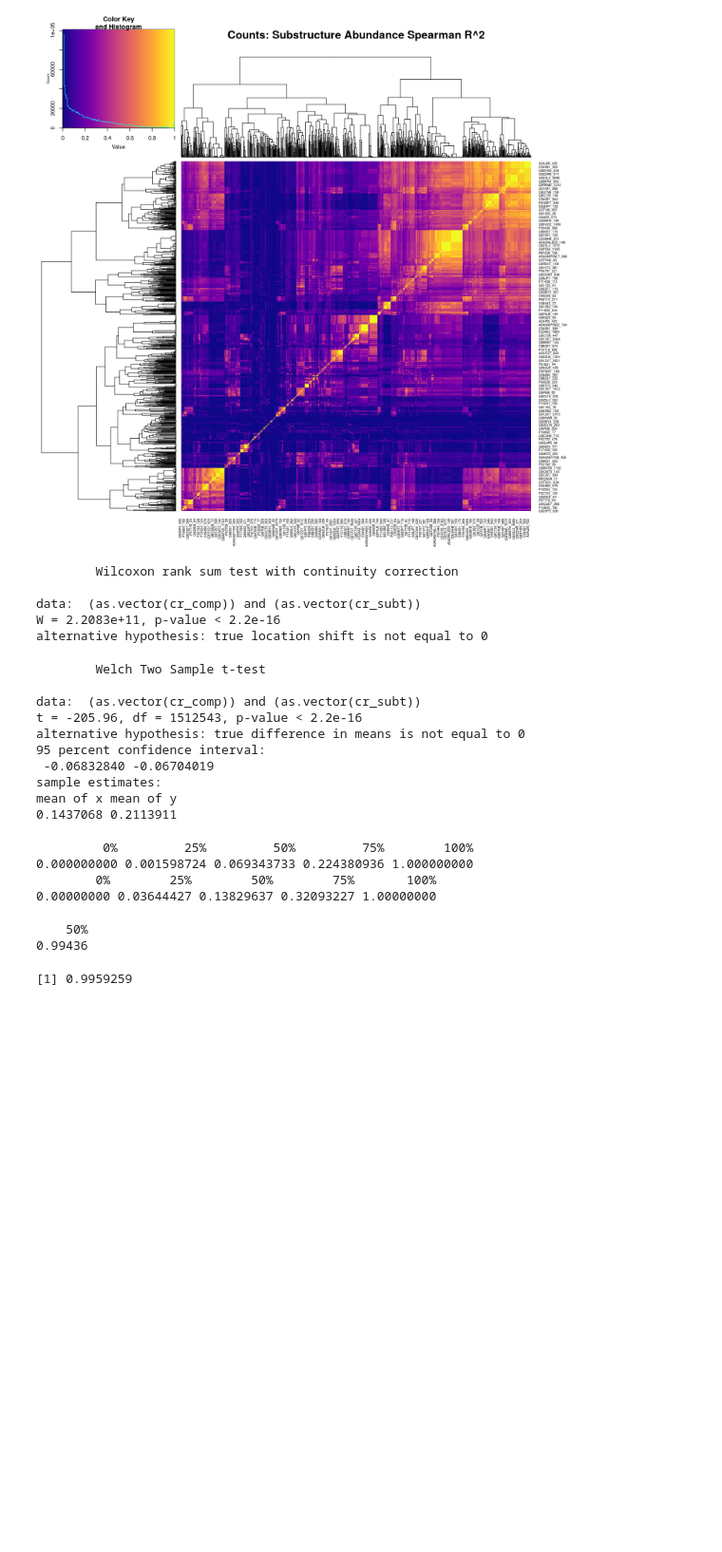
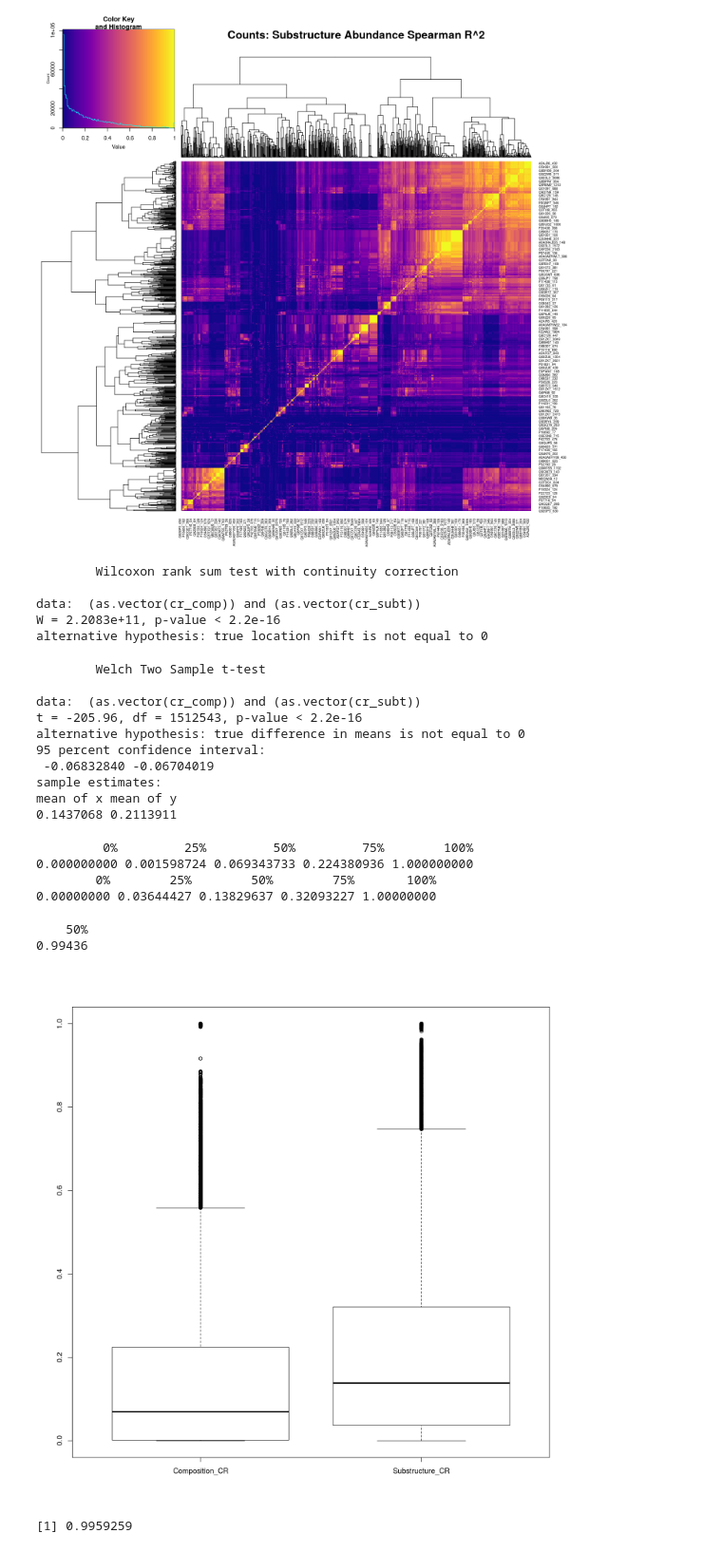
Before and after one commit to bkellman/Glycompare_examples, a Jupyter notebook: Riley2019_SiteSpec/Analysis.ipynb, the cells around one changed output. Shown at 95% size. Saved outputs shown, nothing was run; the diff lists cells and outputs as text; code cells hidden in the pictures; blank space fills up the shorter version.

```diff
--- a/Riley2019_SiteSpec/Analysis.ipynb
+++ b/Riley2019_SiteSpec/Analysis.ipynb
@@ -114,33 +114,36 @@ Warning message in cor(log10(unique(r_comp) + 1), method = "spearman"):
 [figure]
 [figure]
 # %%
-wilcox.test((as.vector(cr_comp)),(as.vector(cr_subt)))
+#wilcox.test((as.vector(cr_comp)),(as.vector(cr_subt)))
 t.test((as.vector(cr_comp)),(as.vector(cr_subt)))
 print(qc<-quantile(cr_comp))
 print(qs<-quantile(cr_subt))
 (qs[3]-qc[3])/qc[3]
+
+boxplot(list(Composition_CR=as.vector(cr_comp),Substructure_CR=as.vector(cr_subt)))
 # %% [output]
         Wilcoxon rank sum test with continuity correction
 
 data:  (as.vector(cr_comp)) and (as.vector(cr_subt))
 W = 2.2083e+11, p-value < 2.2e-16
 alternative hypothesis: true location shift is not equal to 0
         Welch Two Sample t-test
 
 data:  (as.vector(cr_comp)) and (as.vector(cr_subt))
 t = -205.96, df = 1512543, p-value < 2.2e-16
 alternative hypothesis: true difference in means is not equal to 0
 95 percent confidence interval:
  -0.06832840 -0.06704019
 sample estimates:
 mean of x mean of y
 0.1437068 0.2113911
          0%         25%         50%         75%        100%
 0.000000000 0.001598724 0.069343733 0.224380936 1.000000000
         0%        25%        50%        75%       100%
 0.00000000 0.03644427 0.13829637 0.32093227 1.00000000
     50%
 0.99436
+[figure, added]
 # %%
 log2(0.13829637/.06934373)
 # %% [output]
```
Also changed, not shown: 9 other files.
